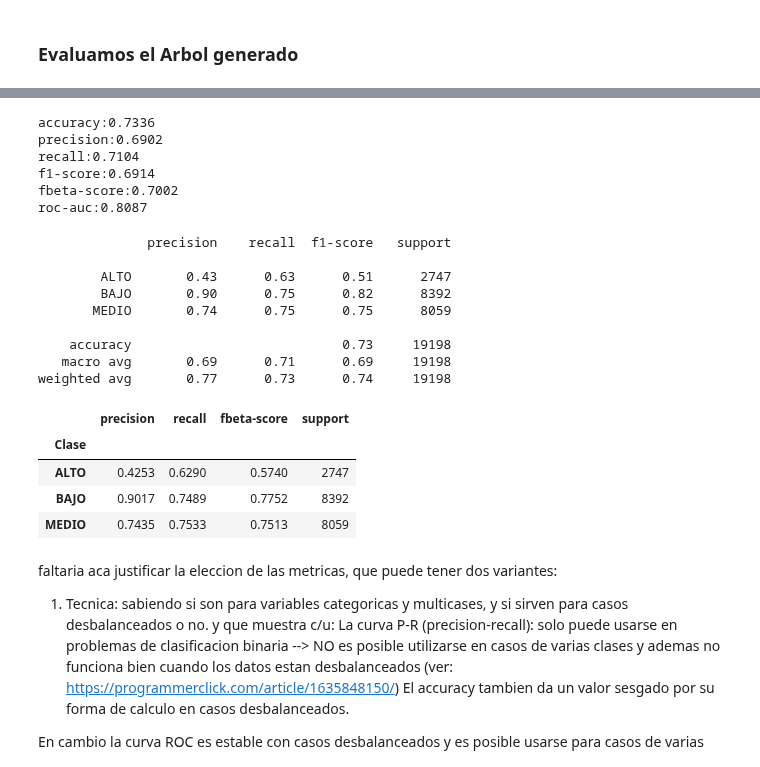
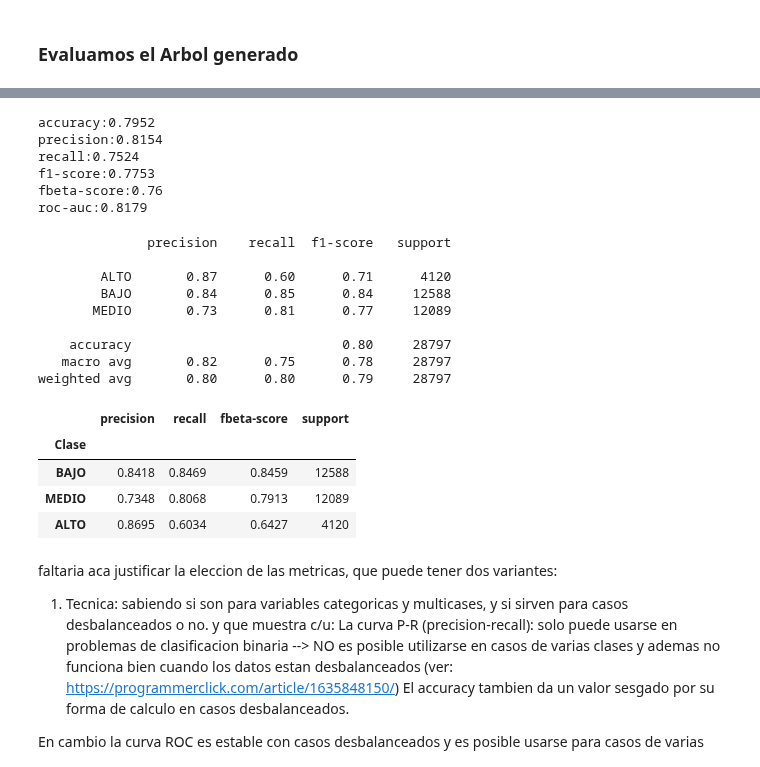
Before and after one commit to Ignacio-Ibarra/tpAA, a Jupyter notebook: Modelado.ipynb, the cells around one changed output, grey strips where cells are left out. Cells and saved outputs as stored; diff of their text form; code cells hidden in the pictures.

```diff
--- a/Modelado.ipynb
+++ b/Modelado.ipynb
@@ -257,7 +257,7 @@ Y1 = labels
 seed1 = 42
 
 # Separar en conjunto de entrenamiento y conjunto de prueba
-x1_train, x1_test, y1_train, y1_test = train_test_split(X1, Y1, test_size=0.2, random_state= seed1 , stratify=Y1)
+x1_train, x1_test, y1_train, y1_test = train_test_split(X1, Y1, test_size=0.3, random_state= seed1 , stratify=Y1)
 # %% [markdown]
 Verificamos que se mantienen las proporciones de cada clase en la creación de set de train y set de test
 # %%
@@ -346,12 +351,12 @@ print('f1-score:{}'.format(m4.round(4)))
 print('fbeta-score:{}'.format(m5.round(4)))
 print('roc-auc:{}'.format(m6.round(4)))
 # %% [output]
-accuracy:0.7336
-precision:0.6902
-recall:0.7104
-f1-score:0.6914
-fbeta-score:0.7002
-roc-auc:0.8087
+accuracy:0.7952
+precision:0.8154
+recall:0.7524
+f1-score:0.7753
+fbeta-score:0.76
+roc-auc:0.8179
 # %%
 # Vemos los resultados parciales de cada clase para cada metrica
 from sklearn.metrics import classification_report
@@ -360,35 +365,35 @@ print(classification_report(true_vals,pred_vals))
 # %% [output]
               precision    recall  f1-score   support
 
-        ALTO       0.43      0.63      0.51      2747
-        BAJO       0.90      0.75      0.82      8392
-       MEDIO       0.74      0.75      0.75      8059
+        ALTO       0.87      0.60      0.71      4120
+        BAJO       0.84      0.85      0.84     12588
+       MEDIO       0.73      0.81      0.77     12089
 
-    accuracy                           0.73     19198
-   macro avg       0.69      0.71      0.69     19198
-weighted avg       0.77      0.73      0.74     19198
+    accuracy                           0.80     28797
+   macro avg       0.82      0.75      0.78     28797
+weighted avg       0.80      0.80      0.79     28797
 # %%
 from sklearn.metrics import precision_recall_fscore_support
 
 mt = precision_recall_fscore_support(true_vals,pred_vals, beta = B)
 
 dic = {'precision':mt[0].round(4), 'recall':mt[1].round(4), 'fbeta-score':mt[2].round(4), 'support':mt[3].round(4)}
 
 dat = pd.DataFrame(dic)
 
 dat['Clase'] = ['ALTO','BAJO','MEDIO']
 
-dat = dat.set_index('Clase')
+dat = dat.set_index('Clase').reindex(['BAJO','MEDIO','ALTO'])
 
 dfi.export(dat,'img/tabla4.png')
 
 dat
 # %% [output]
 |  | precision | recall | fbeta-score | support |
 | Clase |  |  |  |  |
-| ALTO | 0.4253 | 0.6290 | 0.5740 | 2747 |
-| BAJO | 0.9017 | 0.7489 | 0.7752 | 8392 |
-| MEDIO | 0.7435 | 0.7533 | 0.7513 | 8059 |
+| BAJO | 0.8418 | 0.8469 | 0.8459 | 12588 |
+| MEDIO | 0.7348 | 0.8068 | 0.7913 | 12089 |
+| ALTO | 0.8695 | 0.6034 | 0.6427 | 4120 |
 # %% [markdown]
 faltaria aca justificar la eleccion de las metricas, que puede tener dos variantes:
 
```
Also changed, not shown: parts of 8 cells of this notebook, 6 other files.
